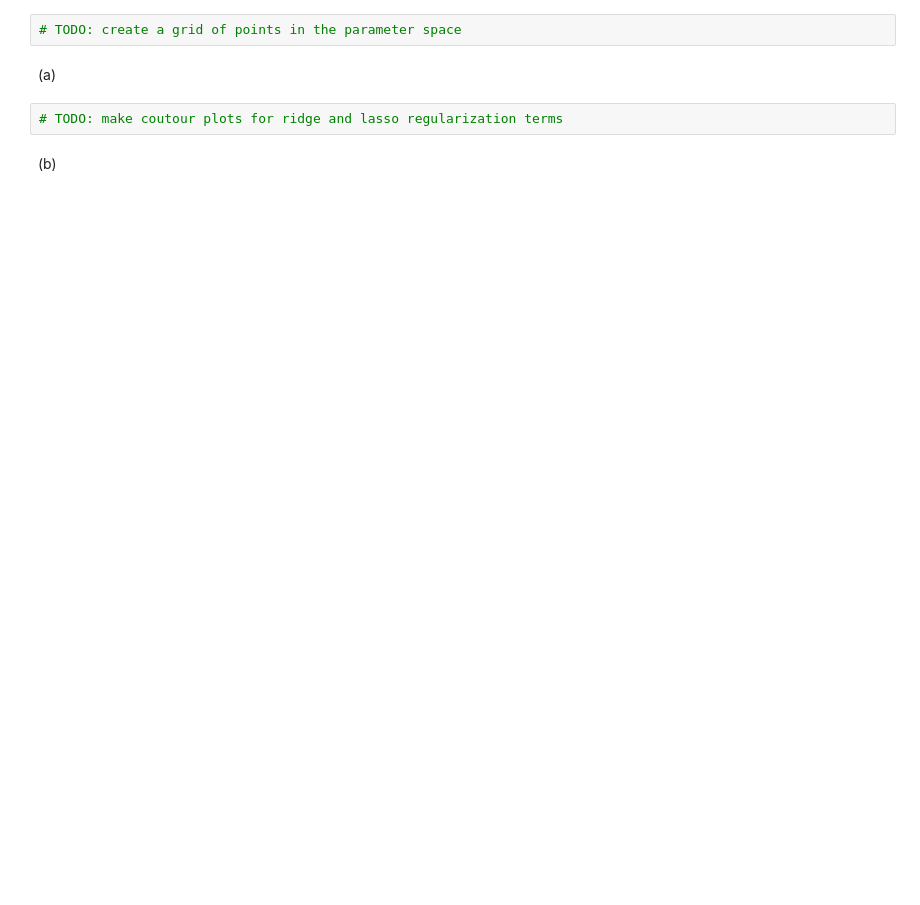
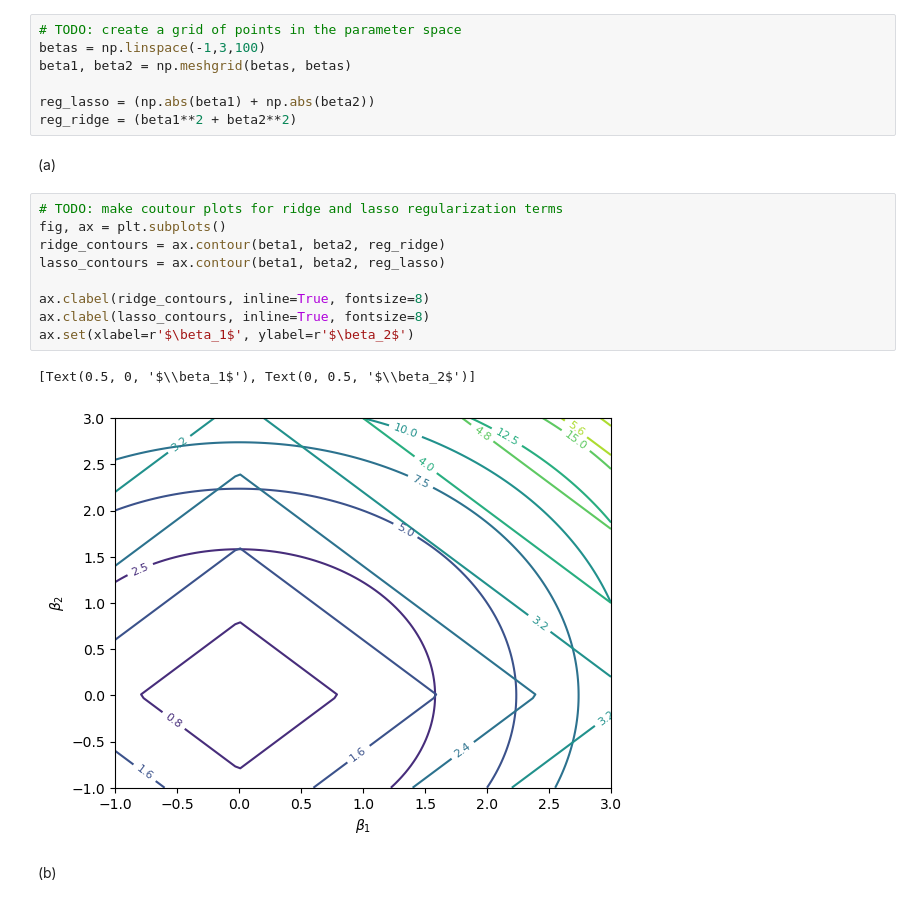
Before and after one commit to Splendus/mlph, a Jupyter notebook: Exercise/mlph_sheet06/sheet06.ipynb, the cells around one changed output. Saved outputs shown, nothing was run; the diff lists cells and outputs as text; blank space fills up the shorter version.

```diff
--- a/Exercise/mlph_sheet06/sheet06.ipynb
+++ b/Exercise/mlph_sheet06/sheet06.ipynb
@@ -84,9 +116,24 @@ print(f'{x.shape} {y.shape}')
 # %%
 # TODO: create a grid of points in the parameter space
+betas = np.linspace(-1,3,100)
+beta1, beta2 = np.meshgrid(betas, betas)
+
+reg_lasso = (np.abs(beta1) + np.abs(beta2))
+reg_ridge = (beta1**2 + beta2**2)
 # %% [markdown]
 (a)
-# %%
-# TODO: make coutour plots for ridge and lasso regularization terms
+# %%
+# TODO: make coutour plots for ridge and lasso regularization terms
+fig, ax = plt.subplots()
+ridge_contours = ax.contour(beta1, beta2, reg_ridge)
+lasso_contours = ax.contour(beta1, beta2, reg_lasso)
+
+ax.clabel(ridge_contours, inline=True, fontsize=8)
+ax.clabel(lasso_contours, inline=True, fontsize=8)
+ax.set(xlabel=r'$\beta_1$', ylabel=r'$\beta_2$')
+# %% [output]
+[Text(0.5, 0, '$\\beta_1$'), Text(0, 0.5, '$\\beta_2$')]
+[figure, added]
 # %% [markdown]
 (b)
 # %%
```
Also changed, not shown: parts of 25 cells of this notebook.
